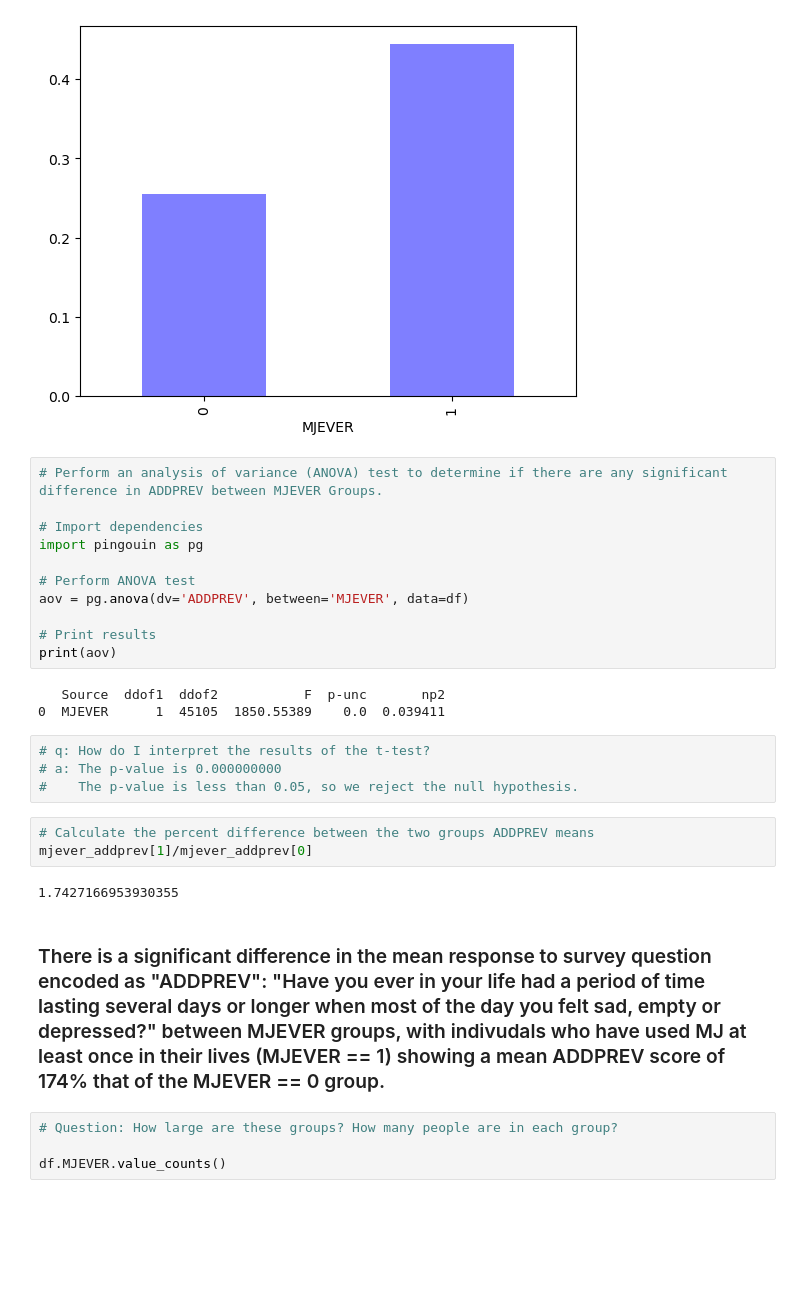
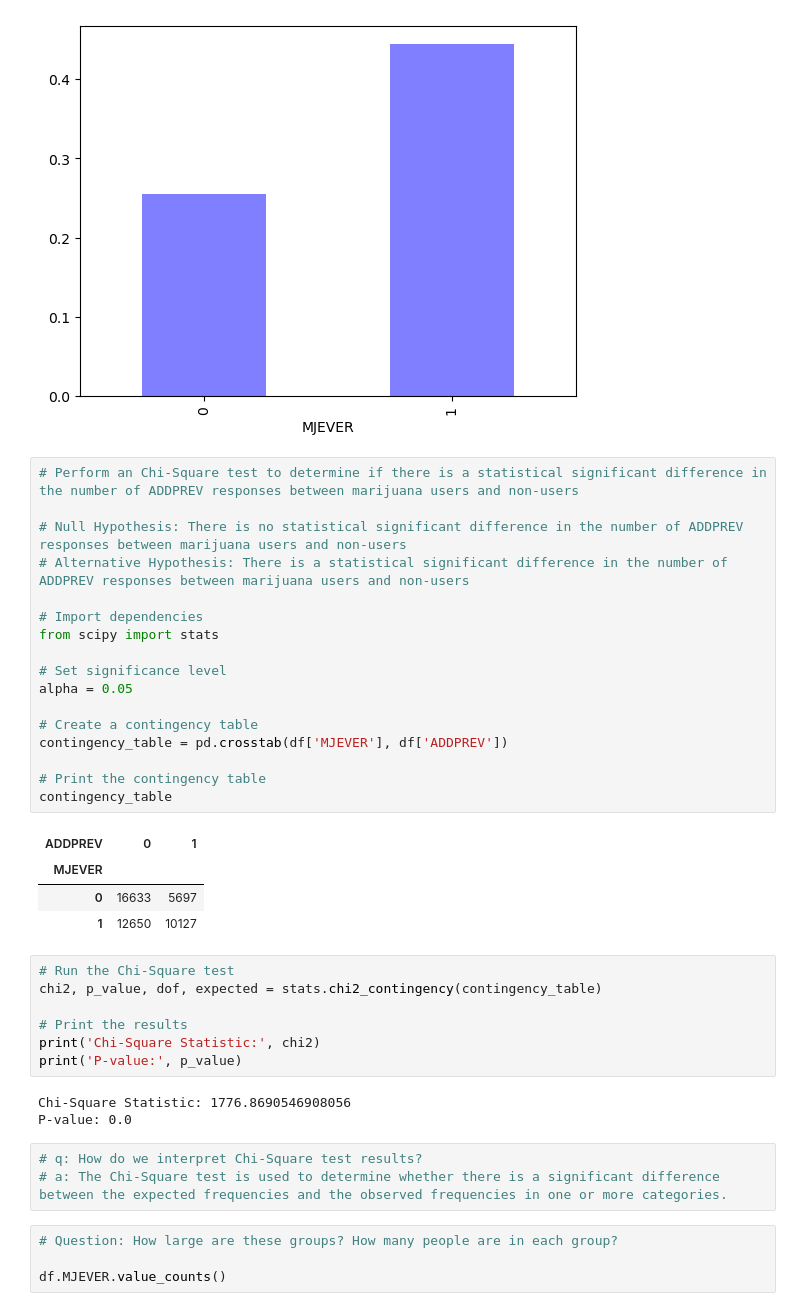
Before and after one commit to melissaprax/substance-use-mental-illness-analysis, a Jupyter notebook: drug_use_eda.ipynb, the cells around one changed output. Saved outputs shown, nothing was run; the diff lists cells and outputs as text; blank space fills up the shorter version.

```diff
--- a/drug_use_eda.ipynb
+++ b/drug_use_eda.ipynb
@@ -362,31 +362,41 @@ mjever_addprev.plot(kind='bar', color='blue', alpha=0.5)
 # %% [output]
 <Axes: xlabel='MJEVER'>
 [figure]
-# %%
-# Perform an analysis of variance (ANOVA) test to determine if there are any significant difference in ADDPREV between MJEVER Groups.
-
-# Import dependencies
-import pingouin as pg
-
-# Perform ANOVA test
-aov = pg.anova(dv='ADDPREV', between='MJEVER', data=df)
-
-# Print results
-print(aov)
-# %% [output]
-   Source  ddof1  ddof2           F  p-unc       np2
-0  MJEVER      1  45105  1850.55389    0.0  0.039411
-# %%
-# q: How do I interpret the results of the t-test?
-# a: The p-value is 0.000000000
-#    The p-value is less than 0.05, so we reject the null hypothesis.
-# %%
-# Calculate the percent difference between the two groups ADDPREV means
-mjever_addprev[1]/mjever_addprev[0]
-# %% [output]
-1.7427166953930355
-# %% [markdown]
-### There is a significant difference in the mean response to survey question encoded as "ADDPREV": "Have you ever in your life had a period of time lasting several days or longer when most of the day you felt sad, empty or depressed?" between MJEVER groups, with indivudals who have used MJ at least once in their lives (MJEVER == 1) showing a mean ADDPREV score of 174% that of the MJEVER == 0 group.
+# %%
+# Perform an Chi-Square test to determine if there is a statistical significant difference in the number of ADDPREV responses between marijuana users and non-users
+
+# Null Hypothesis: There is no statistical significant difference in the number of ADDPREV responses between marijuana users and non-users
+# Alternative Hypothesis: There is a statistical significant difference in the number of ADDPREV responses between marijuana users and non-users
+
+# Import dependencies
+from scipy import stats
+
+# Set significance level
+alpha = 0.05
+
+# Create a contingency table
+contingency_table = pd.crosstab(df['MJEVER'], df['ADDPREV'])
+
+# Print the contingency table
+contingency_table
+# %% [output]
+| ADDPREV | 0 | 1 |
+| MJEVER |  |  |
+| 0 | 16633 | 5697 |
+| 1 | 12650 | 10127 |
+# %%
+# Run the Chi-Square test
+chi2, p_value, dof, expected = stats.chi2_contingency(contingency_table)
+
+# Print the results
+print('Chi-Square Statistic:', chi2)
+print('P-value:', p_value)
+# %% [output]
+Chi-Square Statistic: 1776.8690546908056
+P-value: 0.0
+# %%
+# q: How do we interpret Chi-Square test results?
+# a: The Chi-Square test is used to determine whether there is a significant difference between the expected frequencies and the observed frequencies in one or more categories.
 # %%
 # Question: How large are these groups? How many people are in each group?
 
```
Also changed, not shown: 1 other file.
